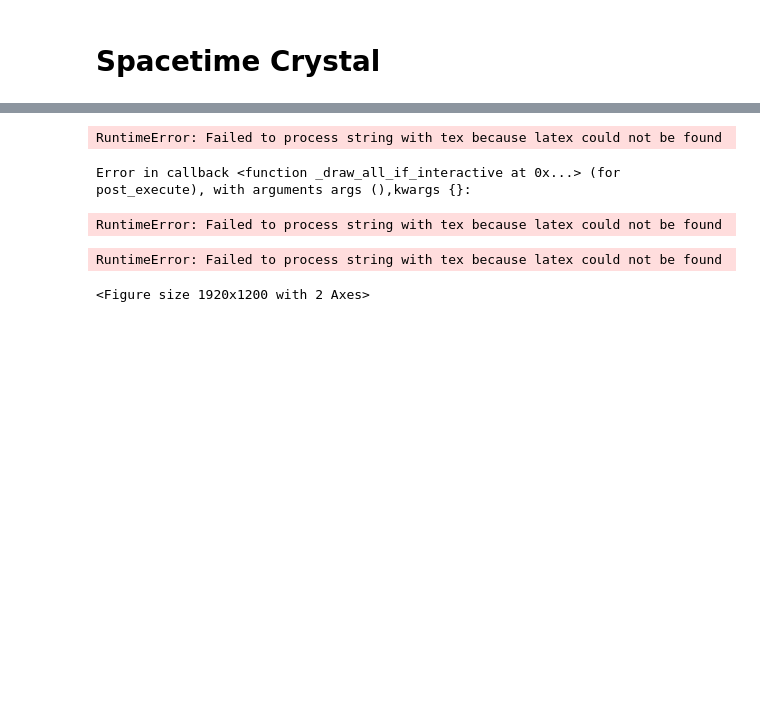
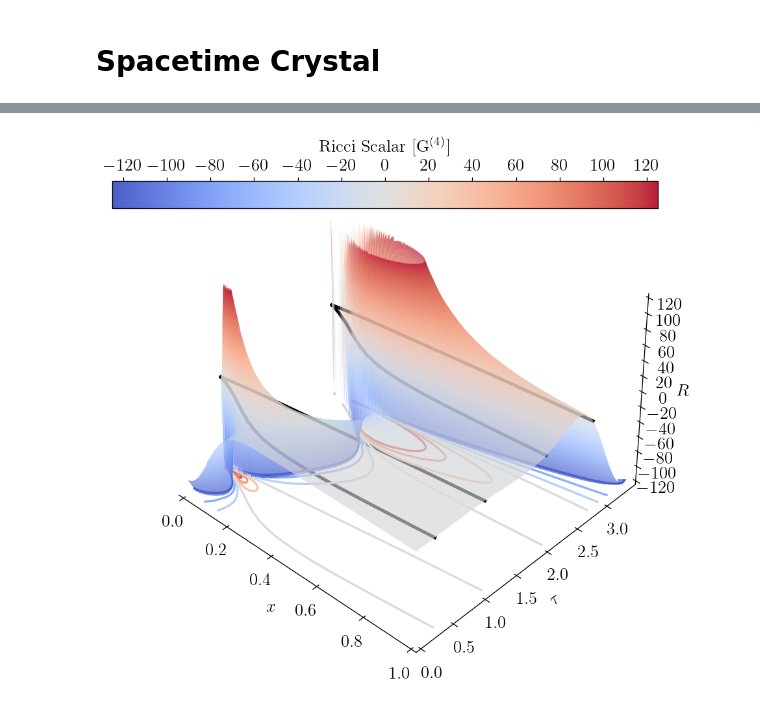
Before and after one commit to flecker96/critcoll_anyD, a Jupyter notebook: plots/SpacetimeCrystal.ipynb, the cells around one changed output, grey strips where cells are left out. Cells and saved outputs as stored; diff of their text form; code cells hidden in the pictures; blank space fills up the shorter version.

```diff
--- a/plots/SpacetimeCrystal.ipynb
+++ b/plots/SpacetimeCrystal.ipynb
@@ -94,6 +91,7 @@ plt.rcParams.update({
     'font.size': 16
     })
 
+Delta=3.41853
 
 # Load line data from a separate file where columns represent x, y, and z values
 branch1 = np.loadtxt('branch1.dat')
@@ -103,20 +101,33 @@ branch4 = np.loadtxt('branch4.dat')
 
 # Load data from file where columns represent x, y, and z values
 # Adjust delimiter as needed based on file format (e.g., ',' for CSV, space/tab for txt)
-data = np.loadtxt('Ricci4D.dat')  # Replace with your file name
+data = np.loadtxt('Ricci4Dfine.dat')  # Replace with your file name
 x, y, z = data[:, 0], data[:, 1], data[:, 2]
 
 # Reshape x, y, and z data for 3D plotting if data is gridded (requires knowledge of grid shape)
 # Here we assume the data forms a regular grid, e.g., (100, 100)
 # Replace 100, 100 with the actual grid shape if known
-grid_shape = (401,601)  # Example grid shape, modify as needed
+#grid_shape = (401,601)  # Example grid shape, modify as needed
+grid_shape = (2001,2001)  # Example grid shape, modify as needed
 X = x.reshape(grid_shape)
 Y = y.reshape(grid_shape)
 Z = z.reshape(grid_shape)
 
+# Define your z cutoff value
+z_cutoff = 120
+buffer = 5
+
+# Mask Z values above the cutoff
+#Z = np.where((Z > z_cutoff) | (Z < -z_cutoff), np.nan, Z)
+
+import numpy.ma as ma
+Z=ma.masked_where((Z > z_cutoff+buffer) | (Z < -z_cutoff-buffer), Z)
 
 # Clip the Z values to be within a specified range
-Z_clipped =  gaussian_filter(np.clip(Z, -120, 120),sigma=2)
+#Z_clipped =  gaussian_filter(np.clip(Z, -120, 120),sigma=2)
+
+#Z_clipped =  np.clip(gaussian_filter(Z,sigma=0), -120, 120)
+#Z =  gaussian_filter(Z,sigma=1)
 
 # Create figure and 3D axis
 fig = plt.figure(figsize=(16, 10), dpi=120)
@@ -125,19 +136,23 @@ ax = fig.add_subplot(111, projection='3d')
 # Define discrete levels for color mapping
 levels = np.linspace(-120, 120, 13)
 
-cmap = plt.get_cmap("jet")
+#cmap = plt.get_cmap("jet")
+cmap = plt.get_cmap("coolwarm")
 #norm = BoundaryNorm(levels, ncolors=cmap.N, clip=True)
 
 # Plot the high-resolution 3D surface with lighting and improved colormap
 #surface = ax.plot_surface(X, Y, Z_clipped, cmap="jet", rstride=1, cstride=1, alpha=1, norm=norm, edgecolor="none", shade=True)
-surface = ax.plot_surface(X, Y, Z_clipped, cmap="jet", rstride=1, cstride=1, alpha=1, edgecolor="none", shade=True)
-
+surface = ax.plot_surface(X, Y, Z,  cmap="coolwarm", rstride=2, cstride=2, alpha=0.9, edgecolor="none", shade=True, lw=0.5)
 
 # Add lighting for a better visual effect
-ax.plot_surface(X, Y, Z_clipped, cmap="jet", edgecolor="none", rstride=1, cstride=1, alpha=0.2, shade=True)
+#ax.plot_surface(X, Y, Z_clipped, cmap="jet", edgecolor="none", rstride=10, cstride=10, alpha=0.2, shade=True)
 
 # Project the surface onto the x-y plane by setting Z to 0
-ax.contour(X, Y, Z_clipped, zdir='z', offset=-120, cmap="jet",alpha=1, linewidths=2)
+ax.contour(X, Y, Z, zdir='z', offset=-120, cmap="coolwarm" ,alpha=1, linewidths=2)
+
+ax.set_xlim([0,1])
+ax.set_ylim([0,Delta])
+ax.set_zlim([-120,120])
 
 # Add color bar with label on top
 
@@ -147,7 +162,7 @@ ax.contour(X, Y, Z_clipped, zdir='z', offset=-120, cmap="jet",alpha=1, linewidth
 
 # Create the horizontal color bar and position it on top of the plot
 cbar = fig.colorbar(surface, ax=ax, orientation='horizontal', pad=0.1, fraction=0.04, ticks=levels)
-cbar.set_label(r'$\rm Ricci~Scalar~[1/G^{(4)}]$', labelpad=6)
+cbar.set_label(r'$\rm Ricci~Scalar~[G^{(4)}]$', labelpad=6)
 cbar.ax.xaxis.set_label_position('top')  # Move label to the top
 cbar.ax.xaxis.set_ticks_position('top')
 
@@ -169,42 +184,38 @@ ax.xaxis.set_major_locator(plt.MultipleLocator(0.2))
 ax.yaxis.set_major_locator(plt.MultipleLocator(0.5))
 ax.zaxis.set_major_locator(plt.MultipleLocator(20))
 
 #ax.xaxis.set_minor_locator(AutoMinorLocator(5))  # Add 5 minor ticks between each major tick on x-axis
 #ax.yaxis.set_minor_locator(AutoMinorLocator(5))  # Add 5 minor ticks between each major tick on y-axis
 #ax.zaxis.set_minor_locator(AutoMinorLocator(5))  # Add 5 minor ticks between each major tick on z-axis
 
 # Set tick parameters: make minor ticks shorter than major ticks
 ax.tick_params(axis='both', which='major', length=7, width=1.5)  # Major ticks: longer and thicker
 #ax.tick_params(axis='both', which='minor', length=4, width=1)    # Minor ticks: shorter and thinner
 
-ax.plot(branch1[:,0], branch1[:,1], -120, color="black", linewidth=3,zorder=2)
-ax.plot(branch2[:,0], branch2[:,1], -120, color="black", linewidth=3,zorder=2)
-ax.plot(branch3[:,0], branch3[:,1], -120, color="black", linewidth=3,zorder=2)
-ax.plot(branch4[:,0], branch4[:,1], -120, color="black", linewidth=3,zorder=2)
+ax.plot(branch1[:,0], branch1[:,1], 0, color="black", linewidth=3,zorder=3)
+ax.plot(branch2[:,0], branch2[:,1], 0, color="black", linewidth=3,zorder=3)
+ax.plot(branch3[:,0], branch3[:,1], 0, color="black", linewidth=3,zorder=3)
+ax.plot(branch4[:,0], branch4[:,1], 0, color="black", linewidth=3,zorder=3)
 
 ax.set_xlabel(r'$x$')
 ax.set_ylabel(r'$\tau$')
 #ax.set_zlabel(r'$R$')
 
 # Adjust the z-axis label to appear at the top
 ax.set_zlabel(r'$R$', labelpad=1)  # Increase labelpad to push it up
 ax.zaxis.label.set_rotation(0)  # Set label rotation to 0 for vertical alignment
 ax.zaxis.label.set_va('bottom')  # Align label at the bottom of the text box (top of the axis)
 
 # Change the viewing angle so that negative x-values are on the left
 #ax.view_init(elev=40, azim=-40)  # Adjust elev and azim as needed
 ax.view_init(elev=40, azim=-47)  # Adjust elev and azim as needed
 #plt.show()
 # Show the plot
 #plt.tight_layout()
 #fig.subplots_adjust(left=0.1, right=0.9, bottom=0.1, top=0.85)  # Adjust these values as needed
 plt.savefig("Ricci4D.png",dpi=200,bbox_inches='tight')
 # %% [output]
-RuntimeError: Failed to process string with tex because latex could not be found
-Error in callback <function _draw_all_if_interactive at 0x...> (for post_execute), with arguments args (),kwargs {}:
-RuntimeError: Failed to process string with tex because latex could not be found
-RuntimeError: Failed to process string with tex because latex could not be found
-<Figure size 1920x1200 with 2 Axes>
+[figure, added]
 # %%
 import numpy as np
 import matplotlib.pyplot as plt
```
Also changed, not shown: parts of 4 cells of this notebook.
